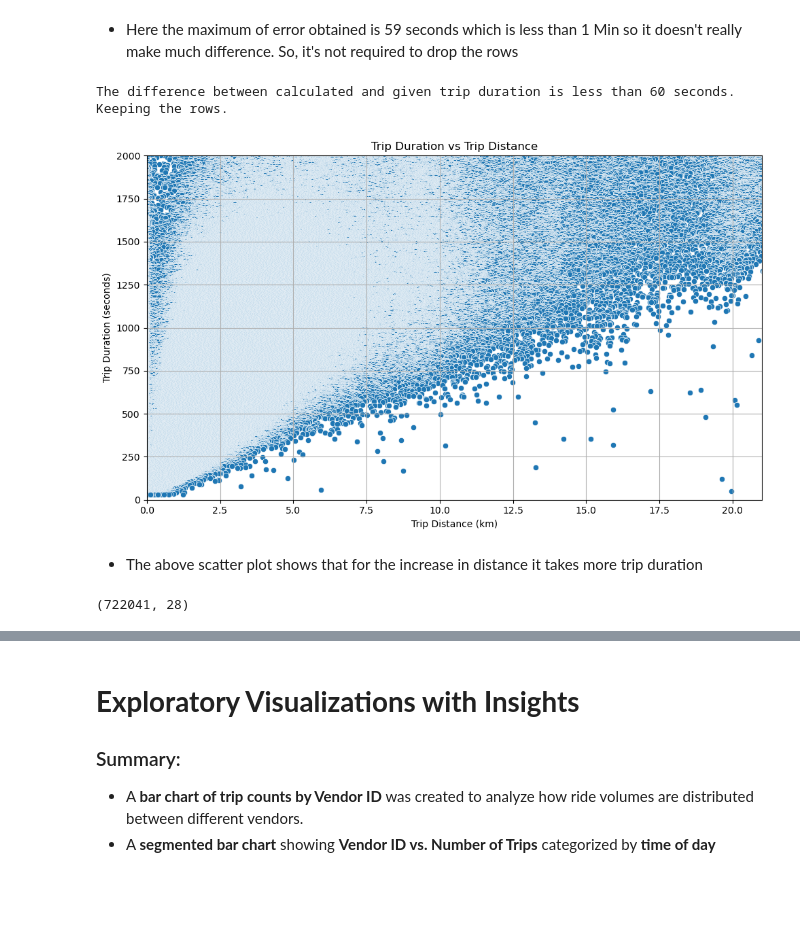
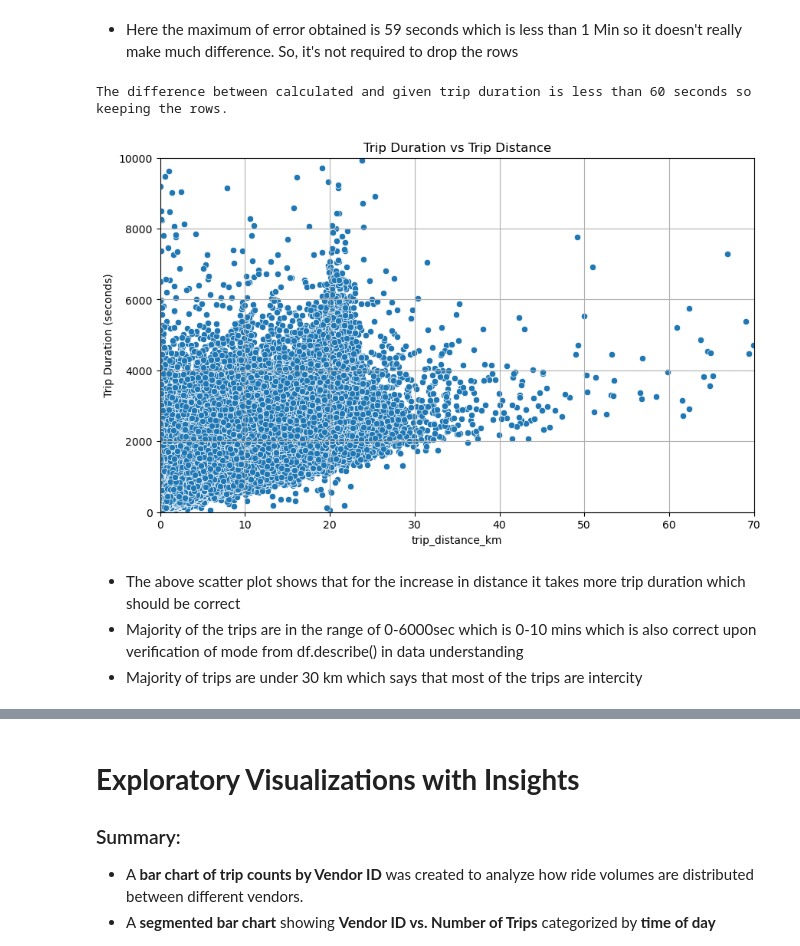
Before and after one commit to akshaygrandhi123/Fractal_EDA_Preboarding, a Jupyter notebook: Grandhi_Akshay_b3.ipynb, the cells around one changed output, grey strips where cells are left out. Drawn from its saved outputs; the diff is of its cells as text; code cells hidden in the pictures; blank space fills up the shorter version.

Commit message:
major changes commit 26/06/25 12AM

```diff
--- a/Grandhi_Akshay_b3.ipynb
+++ b/Grandhi_Akshay_b3.ipynb
@@ -374,11 +372,11 @@ The maximum no of seconds of error in between calculated and given trip duration
 # Data Cleaning (check for error in trip duration calculated and given)
 if max(df['error']) < 60:
     df.drop(['trip_duration_calculated', 'error'], axis=1, inplace=True)
-    print("The difference between calculated and given trip duration is less than 60 seconds. Keeping the rows.")
+    print("The difference between calculated and given trip duration is less than 60 seconds so keeping the rows.")
 else:
-    print("The difference between calculated and given trip duration is more than 60 seconds. Dropping the rows.")
+    print("The difference between calculated and given trip duration is more than 60 seconds so dropping the rows.")
 # %% [output]
-The difference between calculated and given trip duration is less than 60 seconds. Keeping the rows.
+The difference between calculated and given trip duration is less than 60 seconds so keeping the rows.
 # %%
 # categorize time of day into different time slots
 def get_time_of_day(hour):
@@ -415,20 +415,19 @@ df['trip_distance_km'] = haversine(
 # %%
 # Scatter plot of trip duration vs trip distance
 plt.figure(figsize=(10, 6))
 sns.scatterplot(x='trip_distance_km', y='trip_duration', data=df)
 
 plt.title('Trip Duration vs Trip Distance')
-plt.xlabel('Trip Distance (km)')
 plt.ylabel('Trip Duration (seconds)')
-plt.xlim(0, 21)
-plt.ylim(0, 2000)
+plt.xlim(0, 70)
+plt.ylim(0, 10000)
 plt.grid(True)
-plt.tight_layout()
-plt.show()
 # %% [output]
-[figure, old version]
+[figure, new version]
 # %% [markdown]
-- The above scatter plot shows that for the increase in distance it takes more trip duration
+- The above scatter plot shows that for the increase in distance it takes more trip duration which should be correct
+- Majority of the trips are in the range of 0-6000sec which is 0-10 mins which is also correct upon verification of mode from df.describe() in data understanding
+- Majority of trips are under 30 km which says that most of the trips are intercity
 # %%
 # Convert trip duration to minutes
 df['trip_duration'] = (df['trip_duration'] / 60).astype(float)
@@ -438,4 +436,0 @@ df = df[(df['speed(km/min)'] <= 1.5) & (df['speed(km/min)'] >= 0.01)] # Drop row
-# %%
-df.shape # shape after dropping unrealistic speeds
-# %% [output]
-(722041, 28)
```
Also changed, not shown: parts of 55 cells of this notebook.
